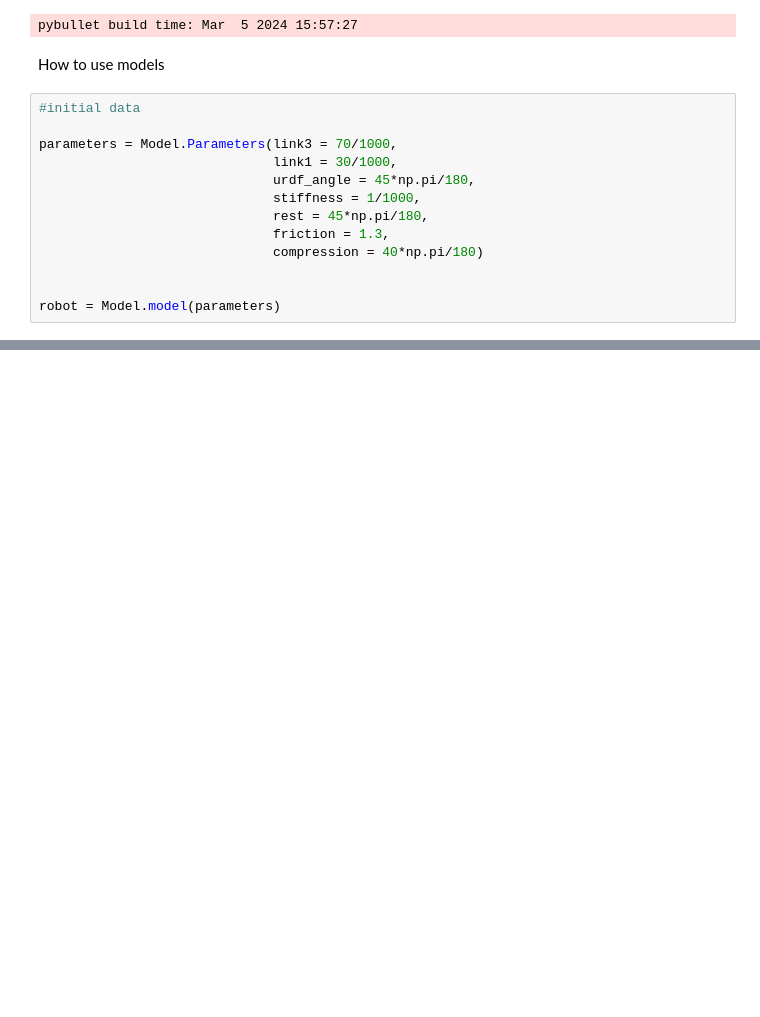
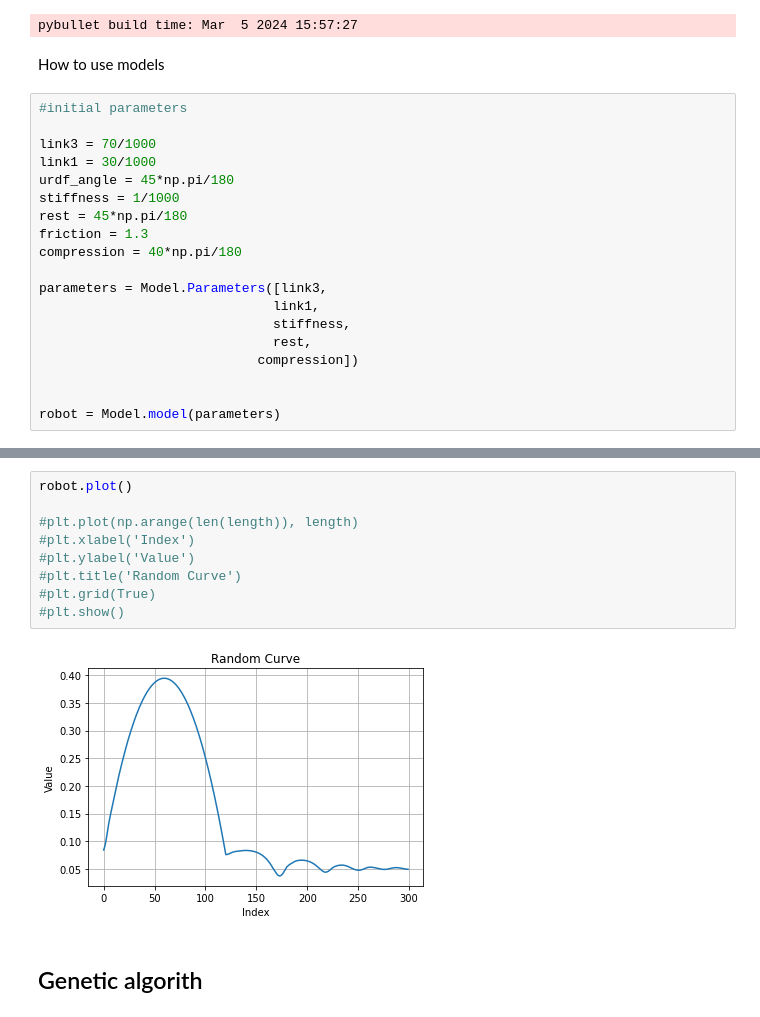
Before and after one commit to alifuatsahin/Jumping-Robot-Design, a Jupyter notebook: jumper_test/optimisation/optimisation.ipynb, the cells around one changed output, grey strips where cells are left out. Drawn from its saved outputs; the diff is of its cells as text; blank space fills up the shorter version.

```diff
--- a/jumper_test/optimisation/optimisation.ipynb
+++ b/jumper_test/optimisation/optimisation.ipynb
@@ -10,15 +14,21 @@ pybullet build time: Mar  5 2024 15:57:27
 # %% [markdown]
 How to use models
 # %%
-#initial data
+#initial parameters
 
-parameters = Model.Parameters(link3 = 70/1000,
-                              link1 = 30/1000,
-                              urdf_angle = 45*np.pi/180,
-                              stiffness = 1/1000,
-                              rest = 45*np.pi/180,
-                              friction = 1.3,
-                              compression = 40*np.pi/180)
+link3 = 70/1000
+link1 = 30/1000
+urdf_angle = 45*np.pi/180
+stiffness = 1/1000
+rest = 45*np.pi/180
+friction = 1.3
+compression = 40*np.pi/180
+
+parameters = Model.Parameters([link3,
+                              link1,
+                              stiffness,
+                              rest,
+                            compression])
 
 
 robot = Model.model(parameters)
@@ -86,0 +41,13 @@ frame=   36 fps= 13 q=0.0 size=       0kB time=00:00:00.00 bitrate=N/A speed=
+# %%
+robot.plot()
+
+#plt.plot(np.arange(len(length)), length)
+#plt.xlabel('Index')
+#plt.ylabel('Value')
+#plt.title('Random Curve')
+#plt.grid(True)
+#plt.show()
+# %% [output]
+[figure, added]
+# %% [markdown]
+## Genetic algorith
```
Also changed, not shown: parts of 9 cells of this notebook, 2 other files.
